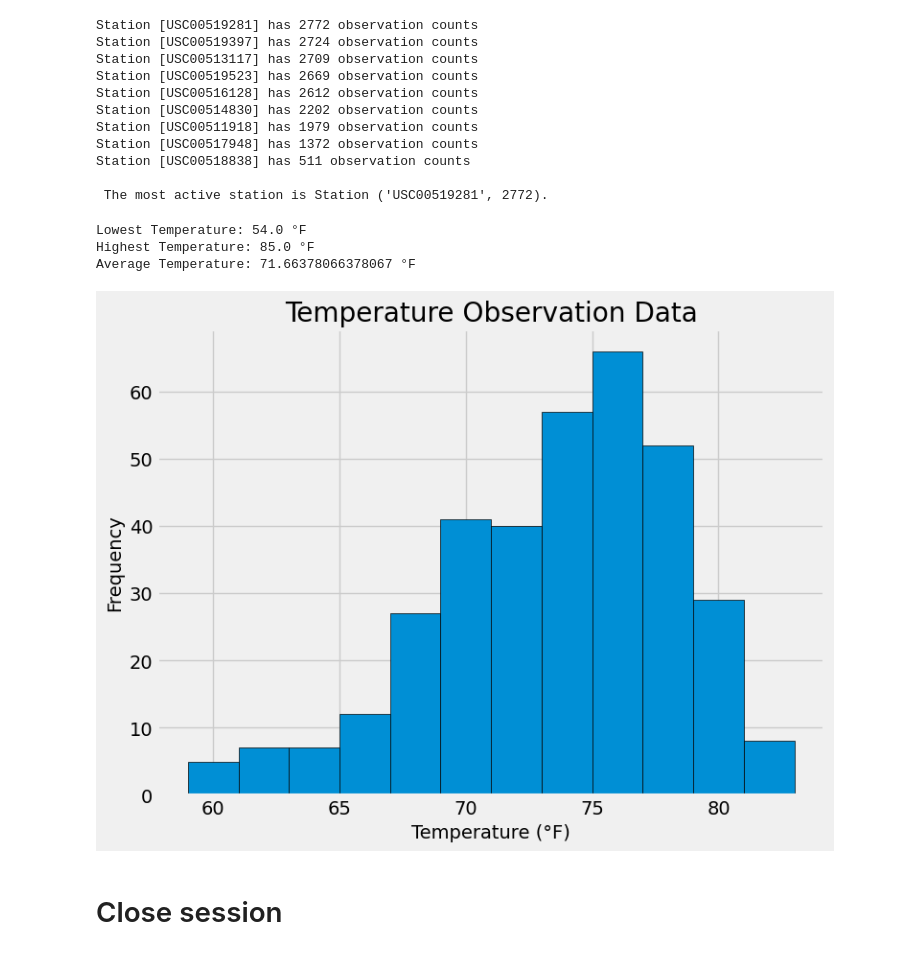
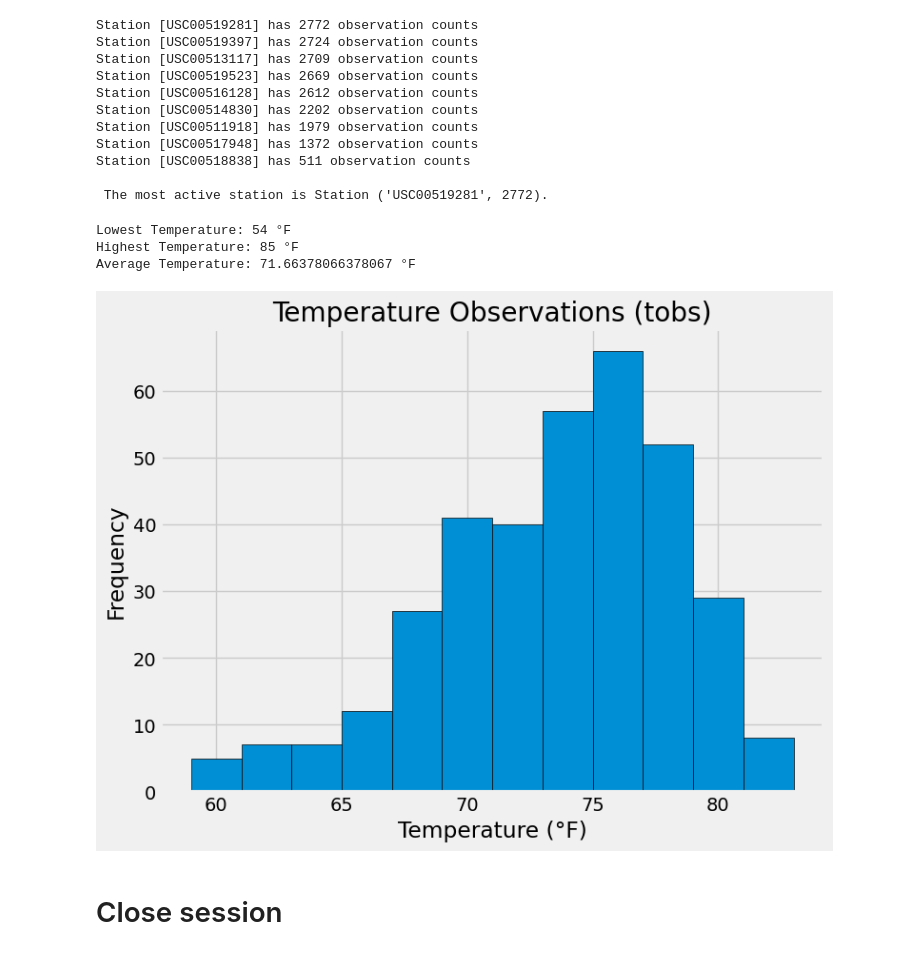
Before and after one commit to robert-z-lehr/Building-Flask-API-for-Vacation-Planning-and-Exploring-Climate-Data, a Jupyter notebook: script/data-processing.ipynb, the cells around one changed output. Cells and saved outputs as stored; diff of their text form; code cells hidden in the pictures.

Commit message:
Updated sript and added visualization results

```diff
--- a/script/data-processing.ipynb
+++ b/script/data-processing.ipynb
@@ -33,0 +41,41 @@ Base.prepare(engine, reflect=True)
+# %%
+# Specify the path to the database
+path_database = '../database/hawaii.sqlite'
+
+# Check if the database file exists and delete it if it does
+if os.path.exists(path_database):
+    os.remove(path_database)
+    print("Existing database file deleted.")
+
+# Read CSV data into a DataFrame
+path_csv_file_1 = '../data/hawaii_measurements.csv'
+path_csv_file_2 = '../data/hawaii_stations.csv'
+dataframe_1 = pd.read_csv(path_csv_file_1)
+dataframe_2 = pd.read_csv(path_csv_file_2)
+
+# Add primary key column 'id' to DataFrames
+dataframe_1.insert(0, 'id', range(1, 1 + len(dataframe_1)))
+dataframe_2.insert(0, 'id', range(1, 1 + len(dataframe_2)))
+
+# Create a database engine
+database_url = f'sqlite:///{path_database}'
+engine = create_engine(database_url)
+
+# Create new tables with primary keys
+table_name_1 = 'measurement'
+table_name_2 = 'station'
+
+# Create schema for the new tables
+schema_1 = f"CREATE TABLE {table_name_1} (id INTEGER PRIMARY KEY, {', '.join(dataframe_1.columns[1:])});"
+schema_2 = f"CREATE TABLE {table_name_2} (id INTEGER PRIMARY KEY, {', '.join(dataframe_2.columns[1:])});"
+
+# Execute the schema creation
+with engine.connect() as connection:
+    connection.execute(text(schema_1))
+    connection.execute(text(schema_2))
+
+# Insert data from DataFrame into the new tables
+dataframe_1.to_sql(table_name_1, engine, index=False, if_exists='append')
+dataframe_2.to_sql(table_name_2, engine, index=False, if_exists='append')
+
+print("CSV data has been imported to the SQLite database.")
@@ -202,8 +274,8 @@ print(f"Lowest Temperature: {lowest_temp} \u00b0F")
 print(f"Highest Temperature: {highest_temp} \u00b0F")
 print(f"Average Temperature: {avg_temp} \u00b0F")
 # %% [output]
-Lowest Temperature: 54.0 °F
-Highest Temperature: 85.0 °F
+Lowest Temperature: 54 °F
+Highest Temperature: 85 °F
 Average Temperature: 71.66378066378067 °F
 # %%
 # Determine the most active station
@@ -211,36 +283,36 @@ most_active_station = session.query(Measurement.station)\
     .group_by(Measurement.station)\
     .order_by(func.count(Measurement.station).desc())\
     .first()
 
 # Calculate the date 12 months ago
 most_recent_date = session.query(Measurement.date)\
     .order_by(Measurement.date.desc())\
     .first()
 
 # Find the most recent date and a date one year prior
 most_recent_date = dt.strptime(most_recent_date[0], "%Y-%m-%d")
 one_year_ago = most_recent_date - timedelta(days=365)
 
-# Query the last 12 months of temperature observation  (tobs)data for the most active station
+# Query the last 12 months of temperature observation (tobs) data for the most active station
 temperature_results = session.query(Measurement.date, Measurement.tobs)\
     .filter(Measurement.station == most_active_station[0])\
     .filter(Measurement.date >= one_year_ago)\
     .order_by(Measurement.date.desc())\
     .all()
 
 # Create a DataFrame from the query results
 df_station_analysis = pd.DataFrame(temperature_results, columns=['date', 'tobs'])
 
 # Plot the results as a histogram
 plt.figure(figsize=(8, 6))
 plt.hist(df_station_analysis['tobs'], bins=12, edgecolor='black')
 plt.xlabel('Temperature (°F)')
 plt.ylabel('Frequency')
-plt.title('Temperature Observation Data')
+plt.title('Temperature Observations (tobs)')
 plt.grid(True)
 plt.show()
 # %% [output]
-[figure, old version]
+[figure, new version]
 # %% [markdown]
 # Close session
 # %%
```
Also changed, not shown: parts of 11 cells of this notebook, 3 other files.
